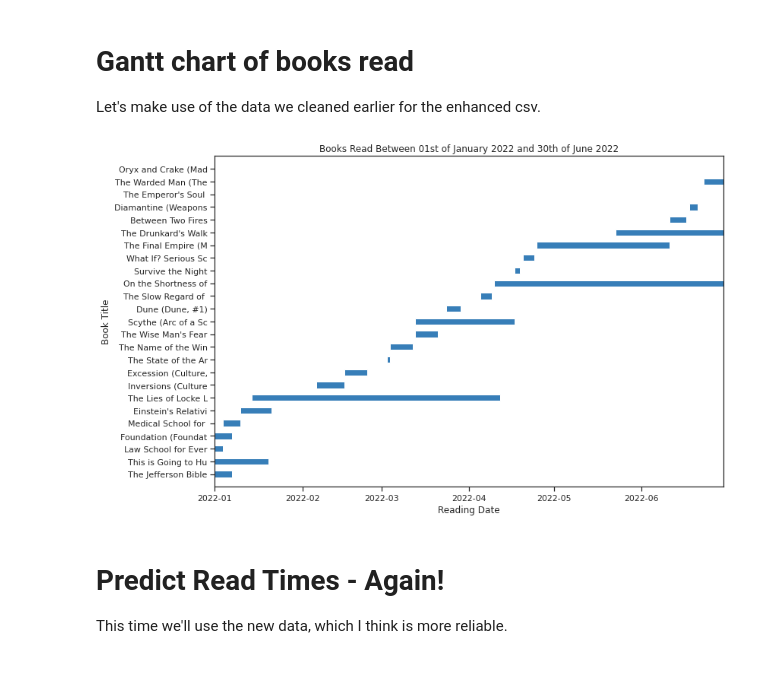
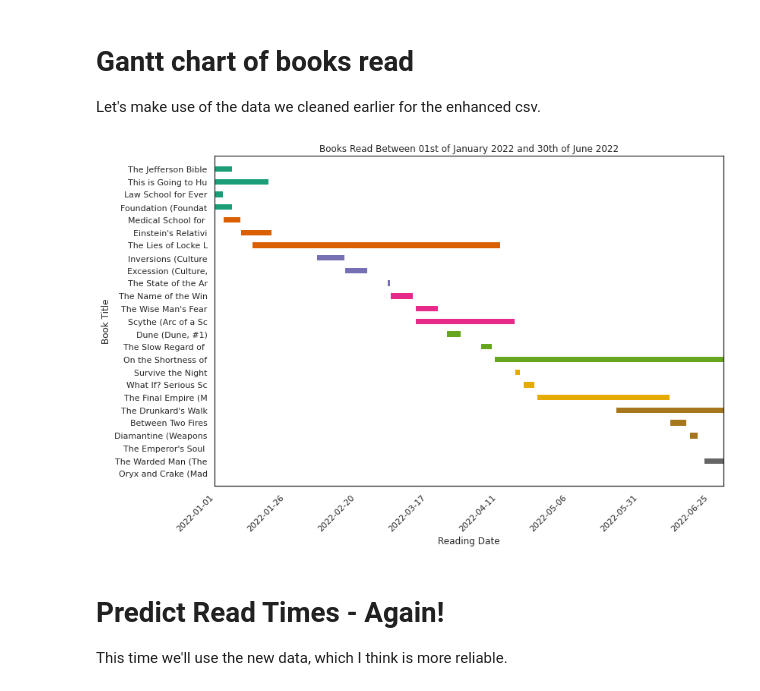
Before and after one commit to DrKenReid/GoodReads-Analysis, a Jupyter notebook: GoodReads_Analysis.ipynb, the cells around one changed output. Saved outputs shown, nothing was run; the diff lists cells and outputs as text; code cells hidden in the pictures.

Commit message:
Some improvements including axis labels, coloring and such.

```diff
--- a/GoodReads_Analysis.ipynb
+++ b/GoodReads_Analysis.ipynb
@@ -1139,14 +1143,21 @@ plt.show()
 # %% [markdown]
 # Number of books read by author
 # %%
-#Plot the frequency of the top 50 books read by author, sorted from highest to lowest
+# Get the top 50 authors by book count
 author_counts = read_bookshelf['author'].value_counts()
 top_50_authors = author_counts[:50]
-top_50_authors.plot(kind='bar', figsize=(20,10), color=CB_color_cycle)
+
+# Create a barplot using Seaborn and the 'magma' palette
+sns.set_style("white")
+plt.figure(figsize=(20,10))
+ax = sns.barplot(x=top_50_authors.index, y=top_50_authors.values, palette="magma")
+
+# Set labels and title
 plt.xlabel('Author')
 plt.ylabel('Number of books read')
 plt.title('Top 50: Frequency of books read by author')
+ax.set_xticklabels(ax.get_xticklabels(), rotation=90)
 
-#Show the plot
+# Show the plot
 plt.show()
 # %% [output]
@@ -1621,6 +1645,9 @@ Enter a book title (or q to quit): q
 
 Let's make use of the data we cleaned earlier for the enhanced csv.
 # %%
+import matplotlib.pyplot as plt
+import matplotlib.cm as cm
+
 # Define the start and end dates
 start_date = pd.to_datetime('2022-01-01')
 end_date = pd.to_datetime('2022-06-30')
@@ -1641,45 +1668,72 @@ df_tasks['duration'] = df_tasks['end_0'] - df_tasks['start_0']
 df_tasks = df_tasks.sort_values('start_0')
 
 # Create a new column for the y-axis, which will be the book title
-df_tasks['y'] = range(1, len(df_tasks)+1)
+df_tasks['y'] = range(len(df_tasks), 0, -1) # reverse the order of the y-axis
 
 # Create a figure and axes object
 fig, ax = plt.subplots(figsize=(12, 8))
 
-# Plot the horizontal bars for each task
-ax.barh(df_tasks['y'], df_tasks['duration'], left=df_tasks['start_0'], height=0.5, align='center')
+# Define a color map with darker shades of green
+colors = cm.Dark2([x/len(df_tasks) for x in range(len(df_tasks))])
+
+df_tasks = df_tasks.reset_index(drop=True)
+
+# Plot the horizontal bars for each task, using the colors from the color map
+for i, row in df_tasks.iterrows():
+    ax.barh(row['y'], row['duration'], left=row['start_0'], height=0.5, align='center', color=colors[i])
 
 # Set the x-axis limits and format the ticks as dates
 ax.set_xlim(start_date, end_date)
 ax.xaxis_date()
 
 # Set the y-axis limits and labels
-ax.set_ylim(0, len(df_tasks)+1)
+ax.set_ylim(len(df_tasks)+1, 0) # reverse the order of the y-axis
 ax.set_yticks(df_tasks['y'])
 ax.set_yticklabels(df_tasks['title'])
 
 # make title self update depending on dates selected above
 def day_suffix(day):
     if 11 <= day <= 13:
         return "th"
     else:
         return {1: "st", 2: "nd", 3: "rd"}.get(day % 10, "th")
 
 start_suffix = day_suffix(start_date.day)
 end_suffix = day_suffix(end_date.day)
 
 start_str = start_date.strftime(f"%d{start_suffix} of %B %Y")
 end_str = end_date.strftime(f"%d{end_suffix} of %B %Y")
 
+# Calculate the number of days between the start and end date
+num_days = (end_date - start_date).days
 
+# Calculate the number of days between each tick
+days_per_tick = int(num_days / 7)
+
+# Create a list of tick locations and labels
+tick_locs = [start_date + pd.Timedelta(days=days_per_tick * i) for i in range(8)]
+tick_labels = [tick.strftime('%Y-%m-%d') for tick in tick_locs]
+
+# Set the x-axis tick locations and labels
+ax.set_xticks(tick_locs)
+
+#Reverse the order of the y-axis
+ax.invert_yaxis()
+
+#Set the x-axis tick locations and labels
+ax.set_xticks(tick_locs)
+ax.set_xticklabels(tick_labels, rotation=45, ha='right')
+
+#Set the x-axis label
+ax.set_xlabel('Reading Date')
 ax.set_title(f"Books Read Between {start_str} and {end_str}")
 ax.set_xlabel('Reading Date')
 ax.set_ylabel('Book Title')
 
-# Show the plot
+#Show the plot
 plt.show()
 # %% [output]
-[figure, old version]
+[figure, new version]
 # %% [markdown]
 # Predict Read Times - Again!
 
```
Also changed, not shown: parts of 41 cells of this notebook.
